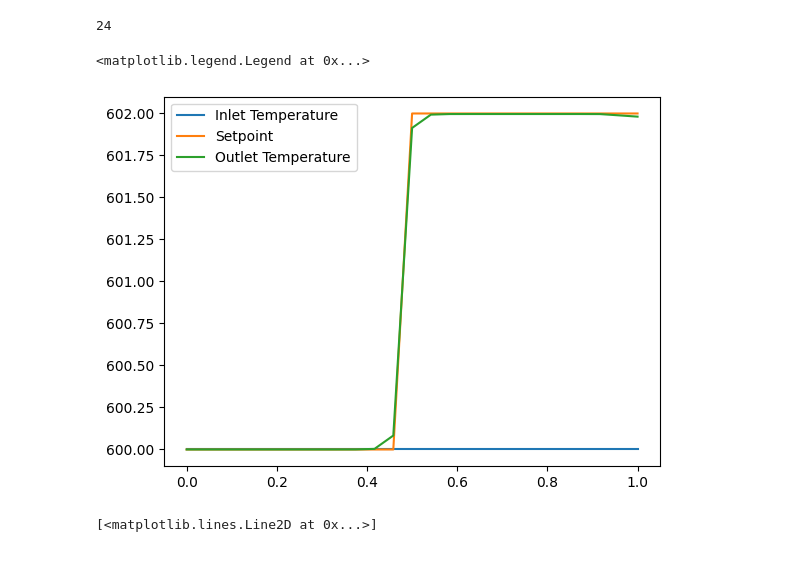
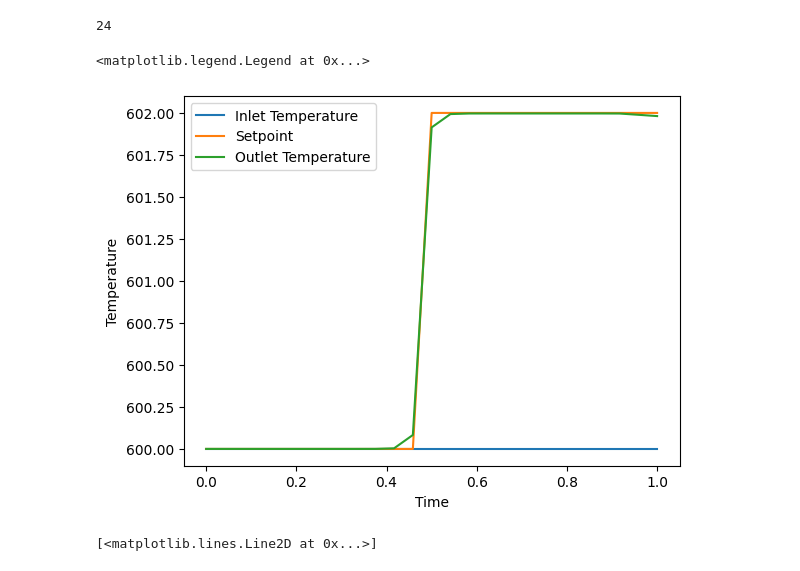
Before and after one commit to bertkdowns/model-predictive-control, a Jupyter notebook: live_data_tests/dynamics_optimisation.ipynb, the cells around one changed output. Saved outputs shown, nothing was run; the diff lists cells and outputs as text; code cells hidden in the pictures.

Commit message:
graphs

```diff
--- a/live_data_tests/dynamics_optimisation.ipynb
+++ b/live_data_tests/dynamics_optimisation.ipynb
@@ -72,34 +72,36 @@ m.fs.heater.inlet.pressure.fix(101325)
 #m.fs.heater.heat_duty.fix(10_000)
 m.fs.heater.control_volume.volume.fix(1)
 
 # Fix the derivative variables to zero at time 0 (steady state assumption)
 m.fs.fix_initial_conditions()
 # or, specify holdup
 #m.fs.heater.control_volume.material_holdup[0, 'Mix', 'h2o'].fix(0.001)
 #m.fs.heater.control_volume.energy_holdup[0, :].fix(0)
 # or, specify accumulation (fix_initial_conditions sets the accumulation to 0)
 #m.fs.heater.control_volume.material_accumulation[:, :].fix(300)
 #m.fs.heater.control_volume.energy_accumulation[:, :].fix(300)
 
 print(degrees_of_freedom(m))
 solver = pyo.SolverFactory("ipopt")
 solver.solve(m)
 
 time = list(m.fs.time)
 T_in = [pyo.value(m.fs.heater.inlet.temperature[t]) for t in time]
 T_out = [pyo.value(m.fs.heater.outlet.temperature[t]) for t in time]
 setpoints = [pyo.value(m.fs.setpoint[t]) for t in time]
 work = [pyo.value(m.fs.heater.heat_duty[t]) for t in time]
 error = [pyo.value(m.fs.error[t]) for t in time]
 
 plt.plot(time, T_in, label="Inlet Temperature")
 plt.plot(time, setpoints, label="Setpoint")
 plt.plot(time, T_out, label="Outlet Temperature")
+plt.xlabel("Time")
+plt.ylabel("Temperature")
 plt.legend()
 # %% [output]
 24
 <matplotlib.legend.Legend at 0x...>
-[figure, old version]
+[figure, new version]
 # %%
 plt.plot(time, work, label="Work")
 # %% [output]
```
Also changed, not shown: 3 other files.
